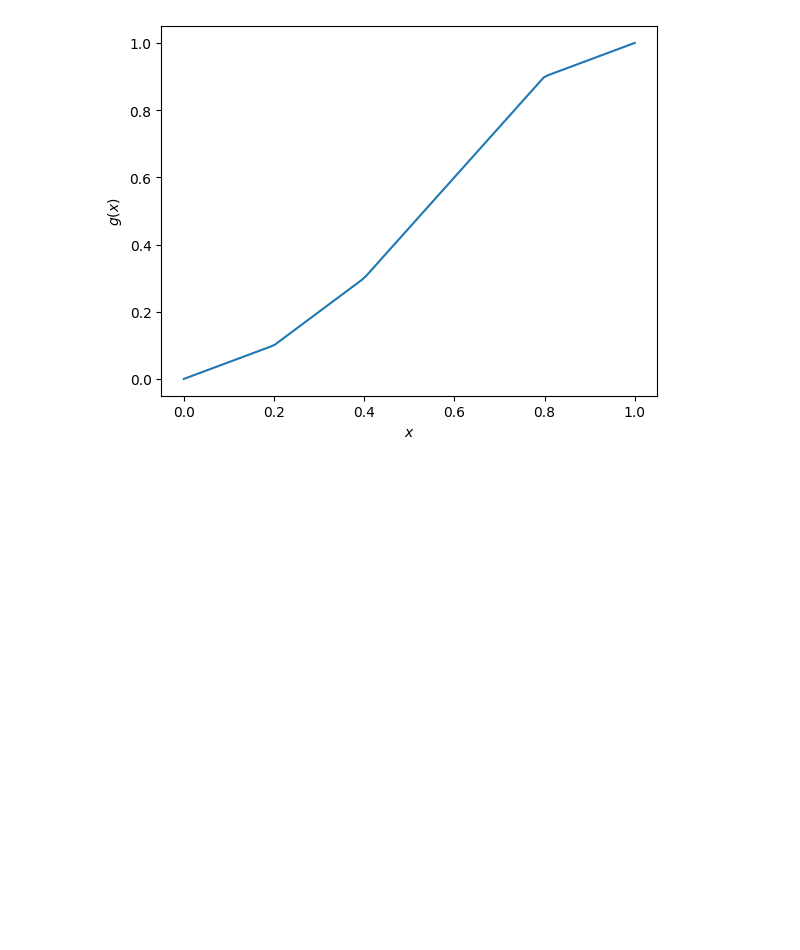
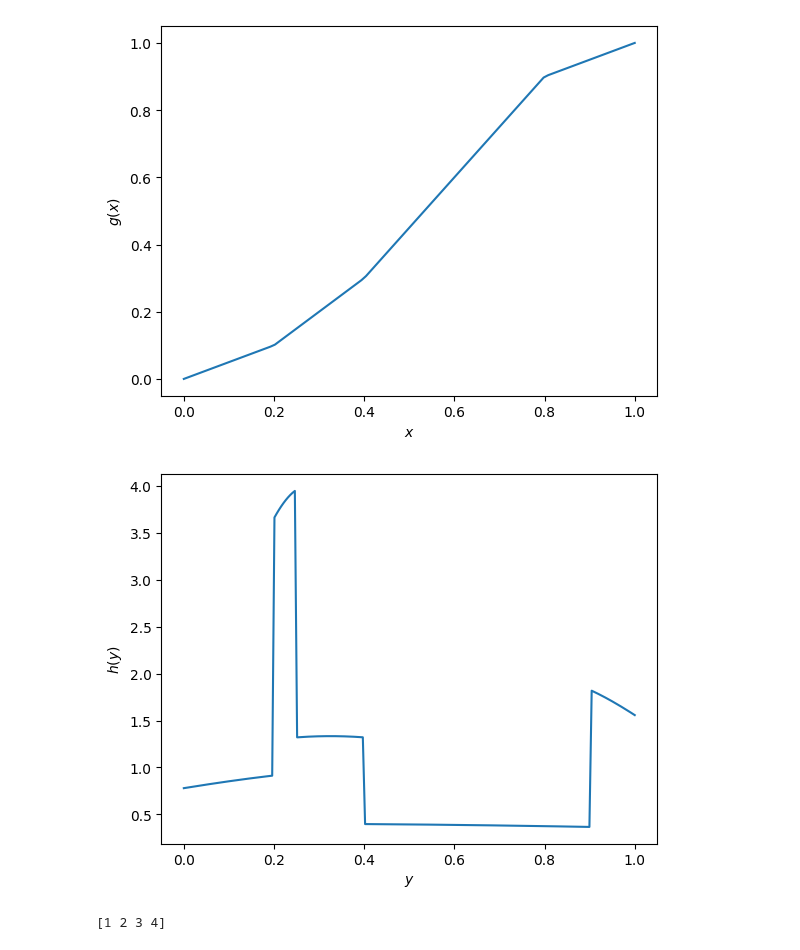
Before and after one commit to alracey/level4-project, a Jupyter notebook: 1d_piecewise_extended.ipynb, the cells around one changed output. Saved outputs shown, nothing was run; the diff lists cells and outputs as text; code cells hidden in the pictures; blank space fills up the shorter version.

Commit message:
New transformed fn defined

```diff
--- a/1d_piecewise_extended.ipynb
+++ b/1d_piecewise_extended.ipynb
@@ -52,3 +49,48 @@ plt.ylabel("$g(x)$")
 plt.show()
 # %% [output]
 [figure]
+# %%
+def transformed_f_new(y, y_params):
+
+
+  #using given params, append 0 and 1 to the ends
+  ys = np.concatenate(([0.0], y_params, [1.0]))
+
+  #find the correct bin indices i for each y value
+  j_values = np.minimum((np.searchsorted(ys, y) - 1), K - 1)    # Ensures indices are within the valid range [0, K-1]
+
+  #compute the edges
+  x_left = x_bins[j_values]
+  x_right = x_bins[j_values + 1]
+  y_left = ys[j_values]
+  y_right = ys[j_values + 1]
+
+  def g_inv_new(y):
+
+    return x_left + ((x_right - x_left) / (y_right - y_left)) * (y - y_left)
+
+  def jacobians(x_left, x_right, y_left, y_right):
+
+    return (x_right - x_left) / (y_right - y_left)
+
+  arg = g_inv_new(y)
+  jac = jacobians(x_left, x_right, y_left, y_right)
+
+  return f(arg) * jac
+
+y_test = np.linspace(0, 1, 200)
+y_test_params = np.array([0.2, 0.25, 0.4, 0.9])
+transform_test = transformed_f_new(y_test, y_test_params)
+
+plt.plot(y_test, transform_test)
+plt.xlabel("$y$")
+plt.ylabel("$h(y)$")
+plt.show()
+# %% [output]
+[figure, added]
+# %%
+y_bins = np.array([0.0, 0.1, 0.3, 0.6, 0.9, 1.0])
+y = np.array([0.05, 0.2, 0.4, 0.8])
+print(np.searchsorted(y_bins, y))
+# %% [output]
+[1 2 3 4]
```
Also changed, not shown: parts of 2 cells of this notebook.
